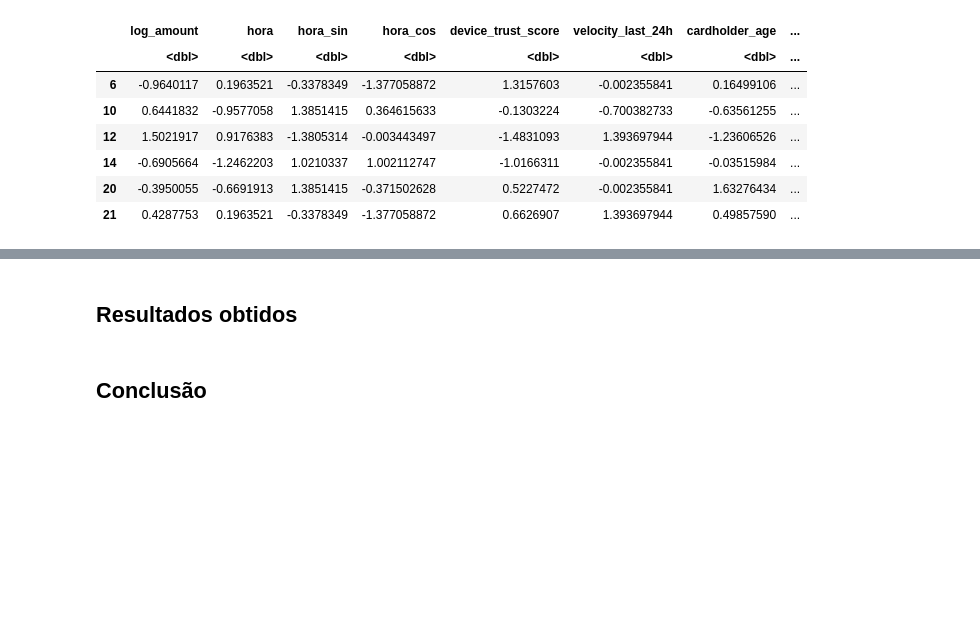
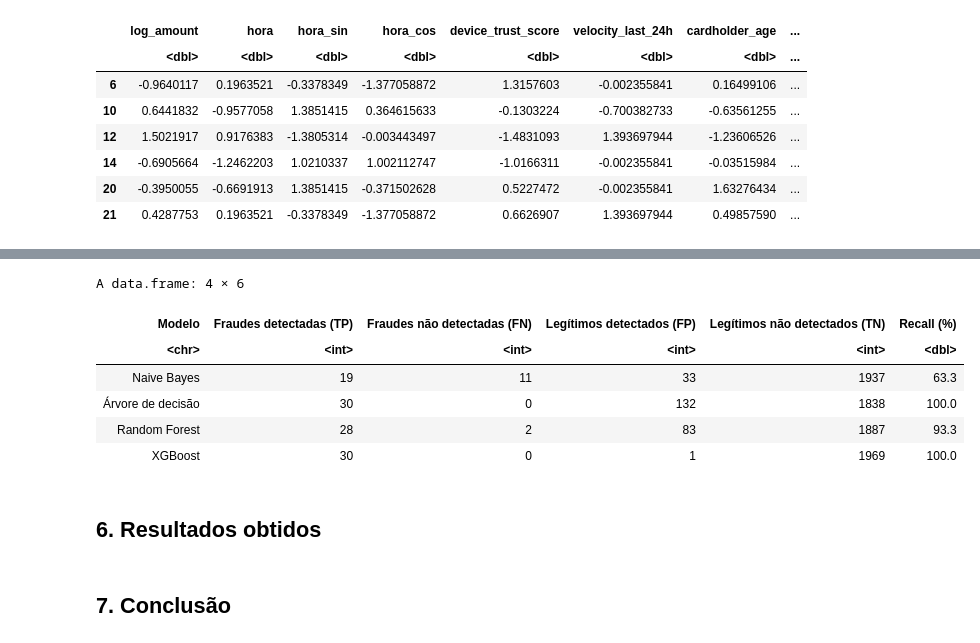
Before and after one commit to luiseduaardo/credit-card-fraud-detection, a Jupyter notebook: analysis.ipynb, the cells around one changed output, grey strips where cells are left out. Drawn from its saved outputs; the diff is of its cells as text; code cells hidden in the pictures; blank space fills up the shorter version.

```diff
--- a/analysis.ipynb
+++ b/analysis.ipynb
@@ -1542,0 +1633,15 @@ A data.frame: 6 × 15
+# %%
+# Peso da classe fraude: nº de legítimas / nº de fraudes no treino
+peso_fraude <- sum(treino$is_fraud == 0) / sum(treino$is_fraud == 1)
+
+# Treina 200 árvores em sequência (verbose = 0 oculta o log de treino)
+m_xgb <- xgb.train(
+  params = list(objective = "binary:logistic", eval_metric = "logloss",
+                max_depth = 4, eta = 0.15, subsample = 0.9,
+                colsample_bytree = 0.9, scale_pos_weight = peso_fraude),
+  data = xgb.DMatrix(X_treino, label = treino$is_fraud),
+  nrounds = 200, verbose = 0
+)
+
+# Probabilidade de fraude de cada transação do teste
+prob_teste$xgb <- predict(m_xgb, xgb.DMatrix(X_teste))
@@ -1543,4 +1654,41 @@ A data.frame: 6 × 15
+# %%
+modelos <- c("Naive Bayes" = "nb", "Árvore de decisão" = "arvore",
+             "Random Forest" = "rf", "XGBoost" = "xgb")
+
+# Classes previstas com o limiar de 0,5
+pred_teste <- data.frame(real = prob_teste$real)
+for (m in modelos) {
+  pred_teste[[m]] <- factor(ifelse(prob_teste[[m]] >= 0.5, "Fraude", "Legítima"), levels = niveis)
+}
+
+# Resumo das previsões de cada modelo no teste
+resumo_previsoes <- do.call(rbind, lapply(names(modelos), function(nome) {
+  prev <- pred_teste[[modelos[[nome]]]]
+  real <- pred_teste$real
+  tp <- sum(prev == "Fraude"   & real == "Fraude")
+  tn <- sum(prev == "Legítima"   & real == "Legítima")
+  fn <- sum(prev == "Legítima" & real == "Fraude")
+  fp <- sum(prev == "Fraude"   & real == "Legítima")
+  data.frame(
+    Modelo = nome,
+    "Fraudes detectadas (TP)" = tp,
+    "Fraudes não detectadas (FN)" = fn,
+    "Legítimos detectados (FP)" = fp,
+    "Legítimos não detectados (TN)" = tn,
+    "Recall (%)" = round(100 * tp / (tp + fn), 1),
+    check.names = FALSE
+  )
+}))
+resumo_previsoes
+# %% [output]
+A data.frame: 4 × 6
+| Modelo | Fraudes detectadas (TP) | Fraudes não detectadas (FN) | Legítimos detectados (FP) | Legítimos não detectados (TN) | Recall (%) |
+| <chr> | <int> | <int> | <int> | <int> | <dbl> |
+| Naive Bayes | 19 | 11 | 33 | 1937 | 63.3 |
+| Árvore de decisão | 30 | 0 | 132 | 1838 | 100.0 |
+| Random Forest | 28 | 2 | 83 | 1887 | 93.3 |
+| XGBoost | 30 | 0 | 1 | 1969 | 100.0 |
 # %% [markdown]
-## Resultados obtidos
+## 6. Resultados obtidos
 # %% [markdown]
-## Conclusão
+## 7. Conclusão
```
Also changed, not shown: parts of 23 cells of this notebook.
